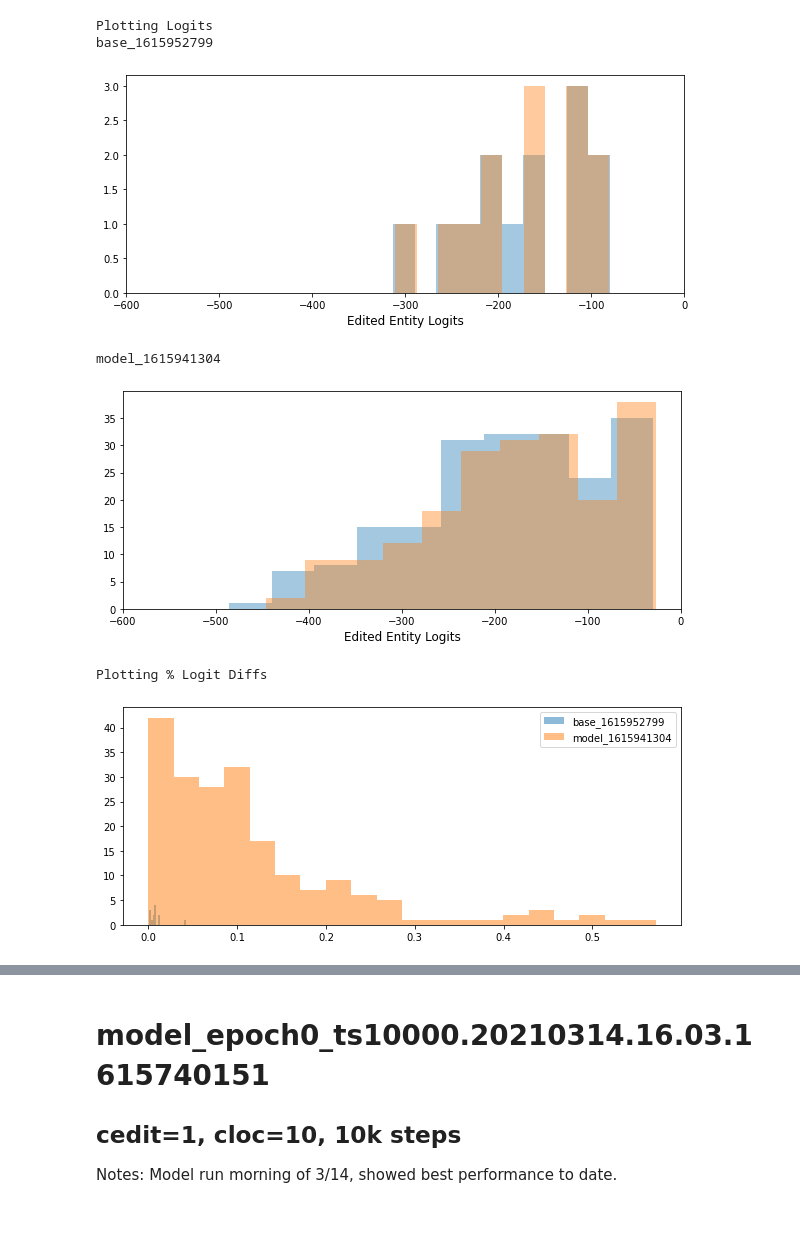
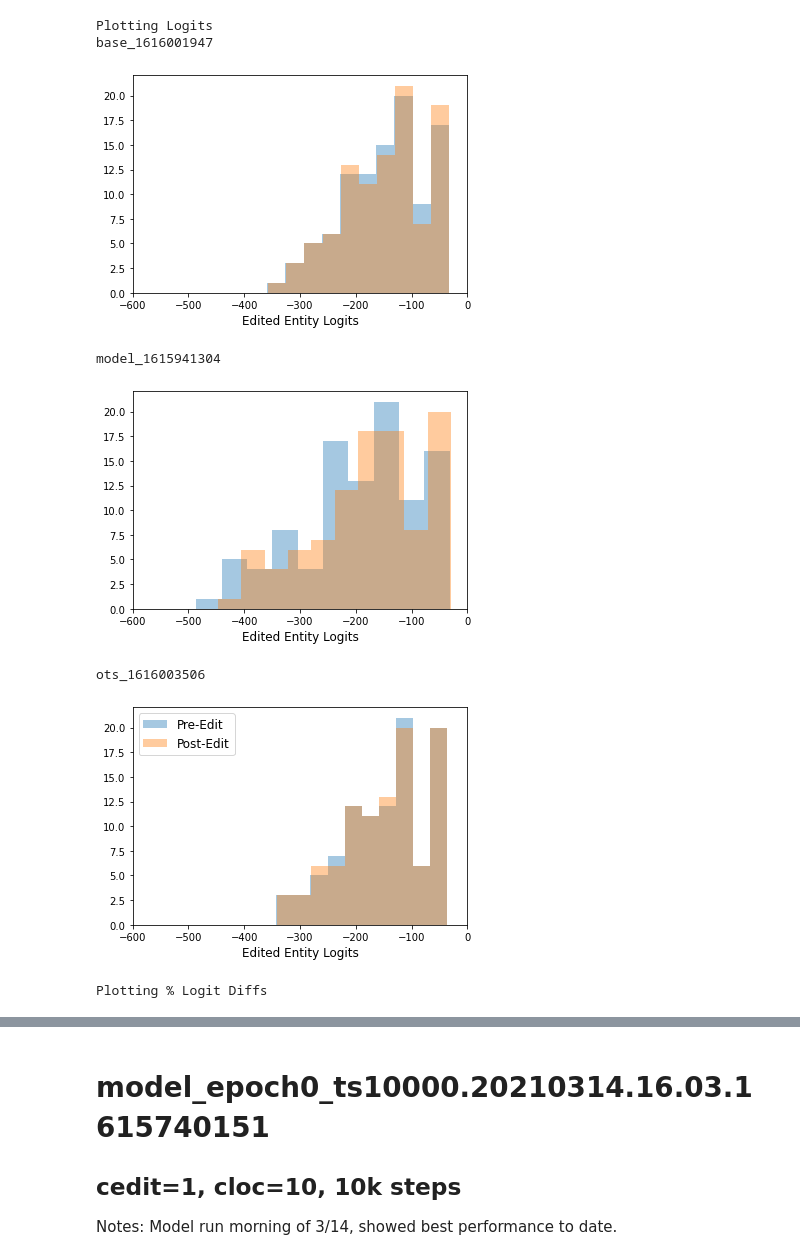
Before and after one commit to spencerbraun/editable_nlp, a Jupyter notebook: eval/Model_Comparisons.ipynb, the cells around one changed output, grey strips where cells are left out. Drawn from its saved outputs; the diff is of its cells as text; code cells hidden in the pictures; blank space fills up the shorter version.

```diff
--- a/eval/Model_Comparisons.ipynb
+++ b/eval/Model_Comparisons.ipynb
@@ -66,9 +66,9 @@ class ModelComps:
             mean_orig_ppl = model.orig_ppl.mean()
             pct_ppl_dd = model.apply(lambda x: 100*(x.new_ppl - x.orig_ppl)/x.orig_ppl, axis=1).mean()
             gross_ppl_dd = model.apply(lambda x: x.new_ppl - x.orig_ppl, axis=1).mean()
-            new_logits_higher = model.success.mean()
-            new_logits_higher05 = model.apply(lambda x: x.new_logits > 0.95*x.orig_logits,axis=1).mean()
-            new_logits_higher10 = model.apply(lambda x: x.new_logits > 0.90*x.orig_logits,axis=1).mean()
+            new_logits_higher = model.success.mean() * 100
+            new_logits_higher05 = model.apply(lambda x: x.new_logits > 0.95*x.orig_logits,axis=1).mean() * 100
+            new_logits_higher10 = model.apply(lambda x: x.new_logits > 0.90*x.orig_logits,axis=1).mean() * 100
 
             success_by_probs = model.apply(lambda x: x.new_prob > x.old_prob, axis=1).mean()
             n_edit_steps = model.n_edit_steps.max()
@@ -203,0 +196,15 @@ Success Metrics
+# %%
+matplotlib.rcParams['figure.figsize'] = (11, 4)
+
+plt.hist(
+    100 * abs(edit.orig_logits - edit.new_logits) / abs(edit.orig_logits),
+    alpha=0.5, label="Editable", bins=list(range(0,60, 2)))
+plt.hist(
+    100 * abs(base.orig_logits - base.new_logits) / abs(base.orig_logits),
+    alpha=0.5, label="DistilGPT2-FT", bins=list(range(0,60, 2)))
+plt.hist(
+    100 * abs(ots.orig_logits - ots.new_logits) / abs(ots.orig_logits),
+    alpha=0.5, label="DistilGPT2", bins=list(range(0,60, 2)))
+plt.xlabel("Change in Logits (%)", fontsize='large')
+plt.legend(fontsize='large')
+plt.show()
@@ -204,11 +213,12 @@ Success Metrics
 # %%
-matplotlib.rcParams['figure.figsize'] = (10, 4)
+matplotlib.rcParams['figure.figsize'] = (6, 4)
 comps_test.plotter([-600,0])
 # %% [output]
 Plotting Logits
-base_1615952799
+base_1616001947
-[figure, old version]
+[figure, new version]
 model_1615941304
-[figure, old version]
+[figure, new version]
-Plotting % Logit Diffs
+ots_1616003506
-[figure, old version]
+[figure, new version]
+Plotting % Logit Diffs
```
Also changed, not shown: parts of 24 cells of this notebook, 7 other files.
